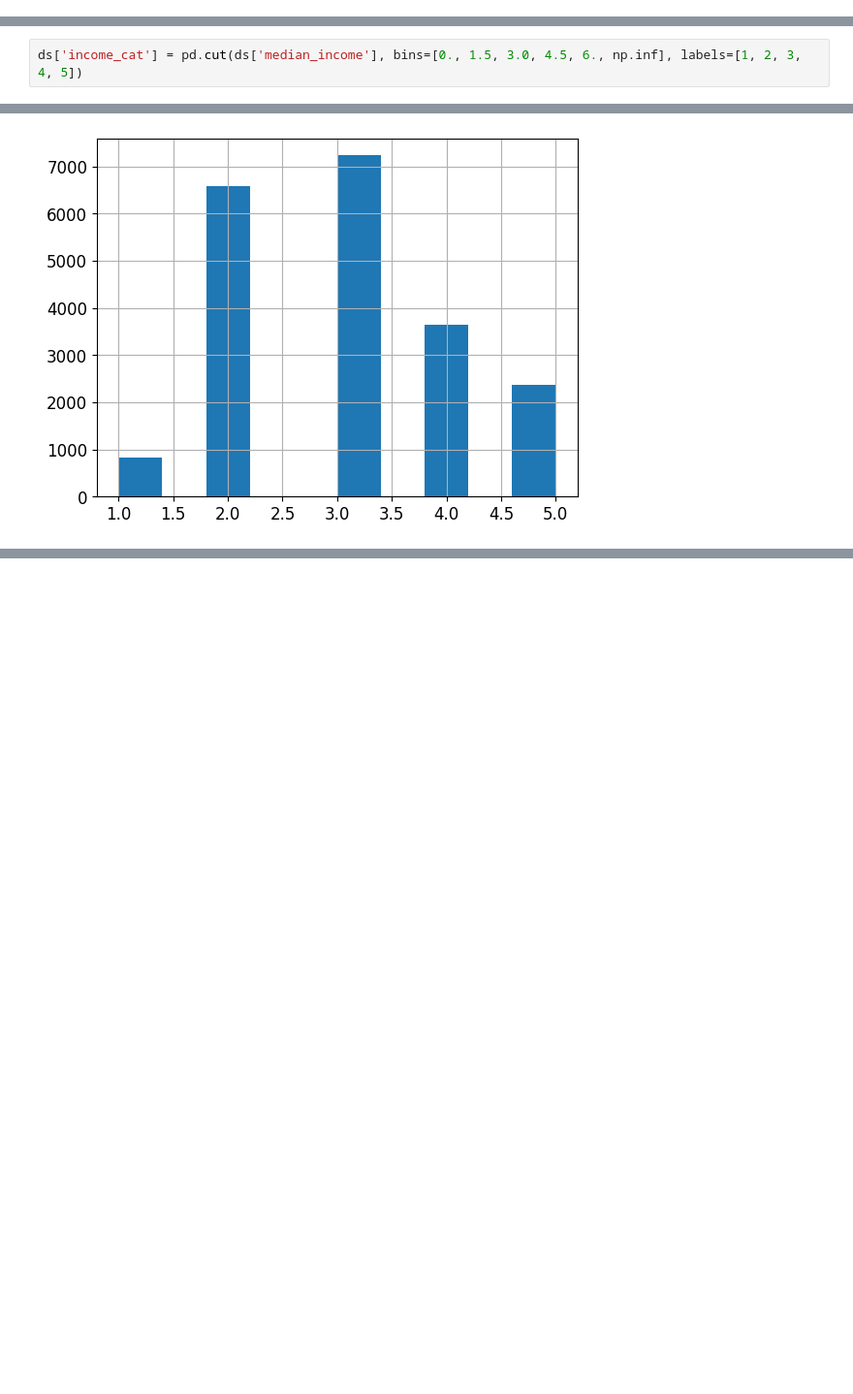
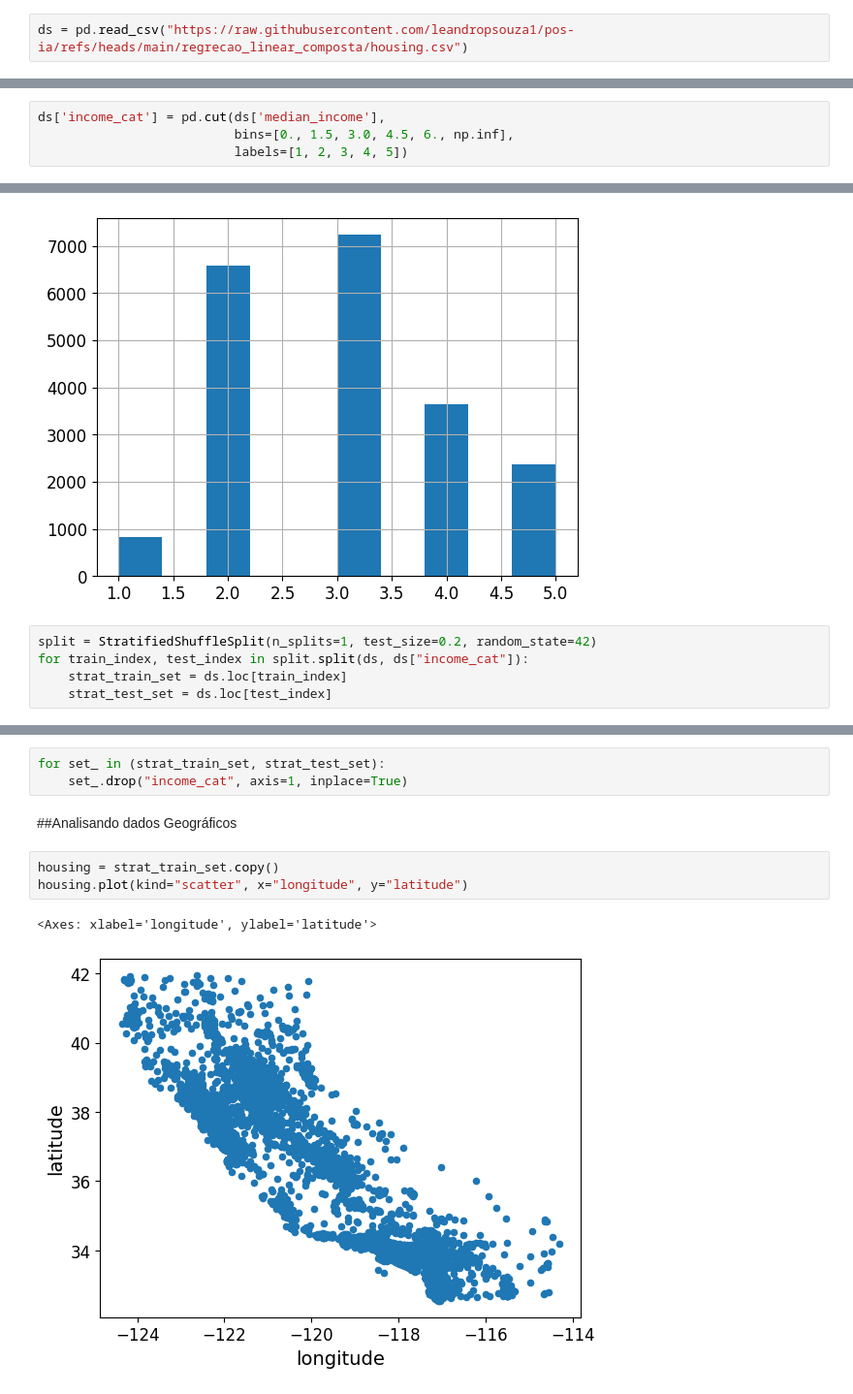
Before and after one commit to leandropsouza1/pos-ia, a Jupyter notebook: regrecao_linear_composta/regressao_linear_composta.ipynb, the cells around one changed output, grey strips where cells are left out. Shown at 97% size. Saved outputs shown, nothing was run; the diff lists cells and outputs as text; blank space fills up the shorter version.

Commit message:
Ajustando a fonte de dados

```diff
--- a/regrecao_linear_composta/regressao_linear_composta.ipynb
+++ b/regrecao_linear_composta/regressao_linear_composta.ipynb
@@ -38,3 +37,5 @@ ds = pd.read_csv("/content/sample_data/housing.csv")
+# %%
+ds = pd.read_csv("https://raw.githubusercontent.com/leandropsouza1/pos-ia/refs/heads/main/regrecao_linear_composta/housing.csv")
 # %% [markdown]
 ## 🤓 Entendendo a base de dados e verificandos os dados que temos para trabalhar
 # %% [markdown]
@@ -167,7 +168,9 @@ plt.show()
 # %% [markdown]
 ### Seprando os valores em categorias
 # %%
-ds['income_cat'] = pd.cut(ds['median_income'], bins=[0., 1.5, 3.0, 4.5, 6., np.inf], labels=[1, 2, 3, 4, 5])
+ds['income_cat'] = pd.cut(ds['median_income'],
+                          bins=[0., 1.5, 3.0, 4.5, 6., np.inf],
+                          labels=[1, 2, 3, 4, 5])
 # %%
 ds["income_cat"].value_counts()
 # %% [output]
@@ -184,3 +187,8 @@ ds['income_cat'].hist()
 plt.show()
 # %% [output]
 [figure]
+# %%
+split = StratifiedShuffleSplit(n_splits=1, test_size=0.2, random_state=42)
+for train_index, test_index in split.split(ds, ds["income_cat"]):
+    strat_train_set = ds.loc[train_index]
+    strat_test_set = ds.loc[test_index]
@@ -186,0 +229,11 @@ plt.show()
+# %%
+for set_ in (strat_train_set, strat_test_set):
+    set_.drop("income_cat", axis=1, inplace=True)
+# %% [markdown]
+##Analisando dados Geográficos
+# %%
+housing = strat_train_set.copy()
+housing.plot(kind="scatter", x="longitude", y="latitude")
+# %% [output]
+<Axes: xlabel='longitude', ylabel='latitude'>
+[figure, added]
```
Also changed, not shown: parts of 5 cells of this notebook.
